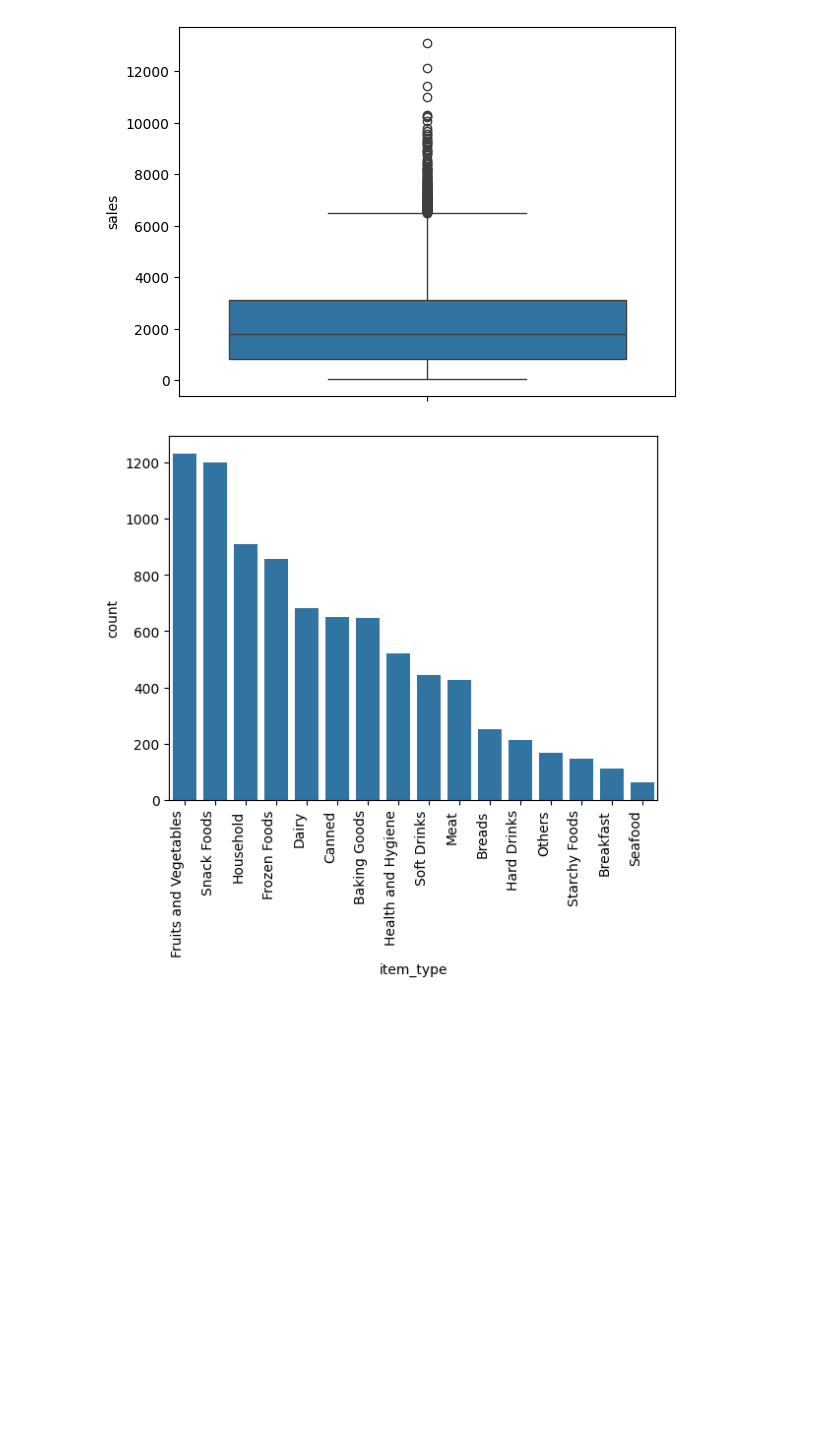
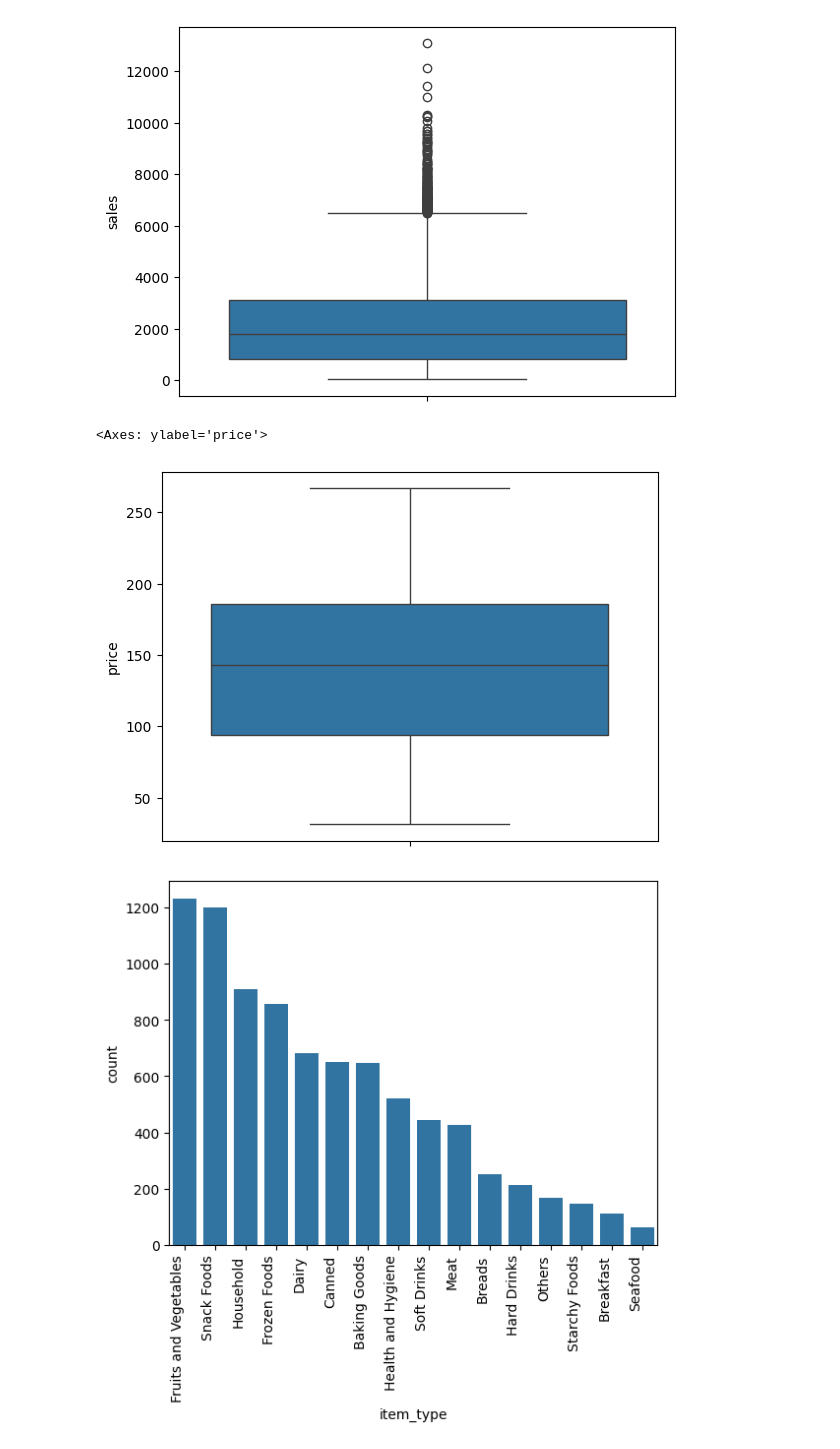
Before and after one commit to laramutair/Prediction-of-Product-Sales, a Jupyter notebook: Prediction_of_Product_Sales.ipynb, the cells around one changed output. Saved outputs shown, nothing was run; the diff lists cells and outputs as text; code cells hidden in the pictures; blank space fills up the shorter version.

```diff
--- a/Prediction_of_Product_Sales.ipynb
+++ b/Prediction_of_Product_Sales.ipynb
@@ -358,6 +364,11 @@ sns.histplot(data=df , x='sales')
 sns.boxplot(data=df , y='sales');
 # %% [output]
 [figure]
+# %%
+sns.boxplot(data=df, y='price')
+# %% [output]
+<Axes: ylabel='price'>
+[figure, added]
 # %%
 val_counts=df['item_type'].value_counts()
 ax = sns.countplot(data=df, x='item_type', order=val_counts.index);
```
Also changed, not shown: parts of 16 cells of this notebook.
